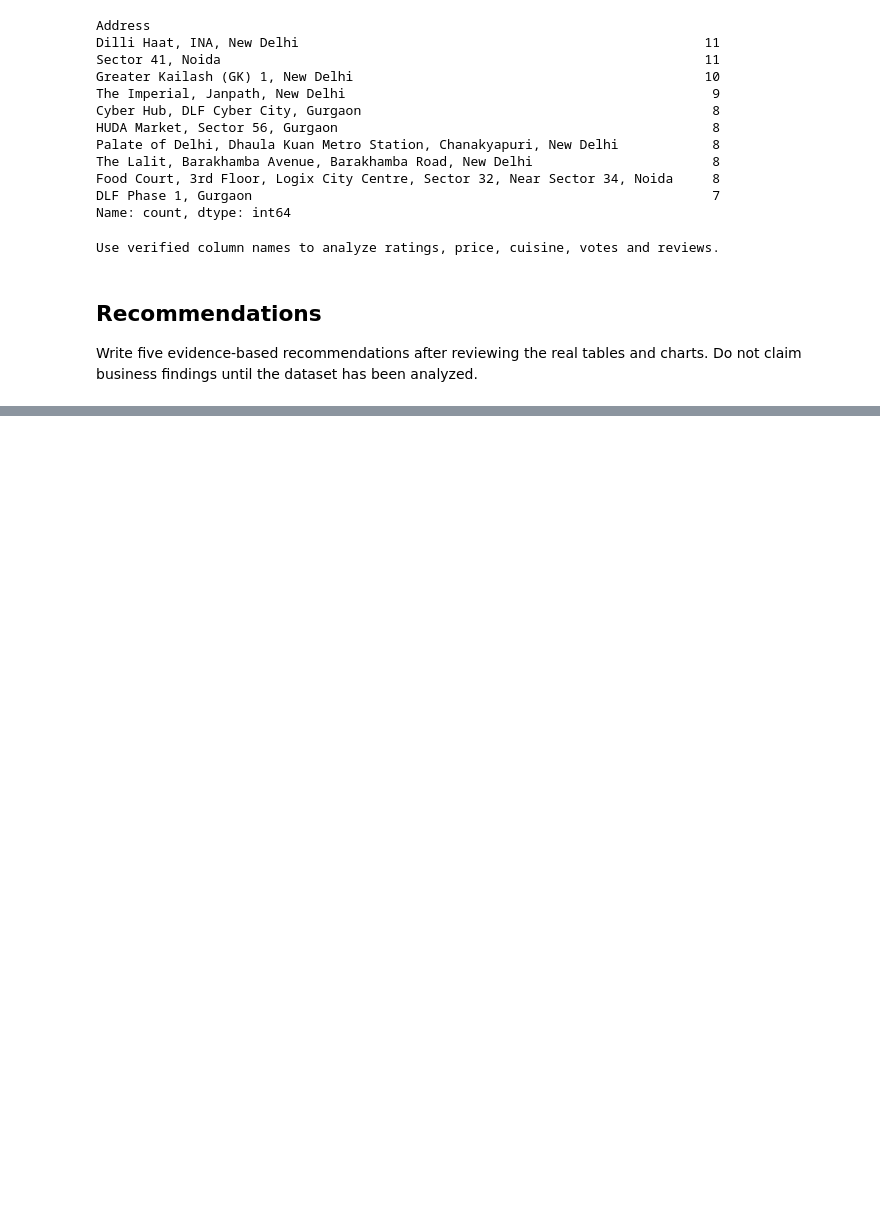
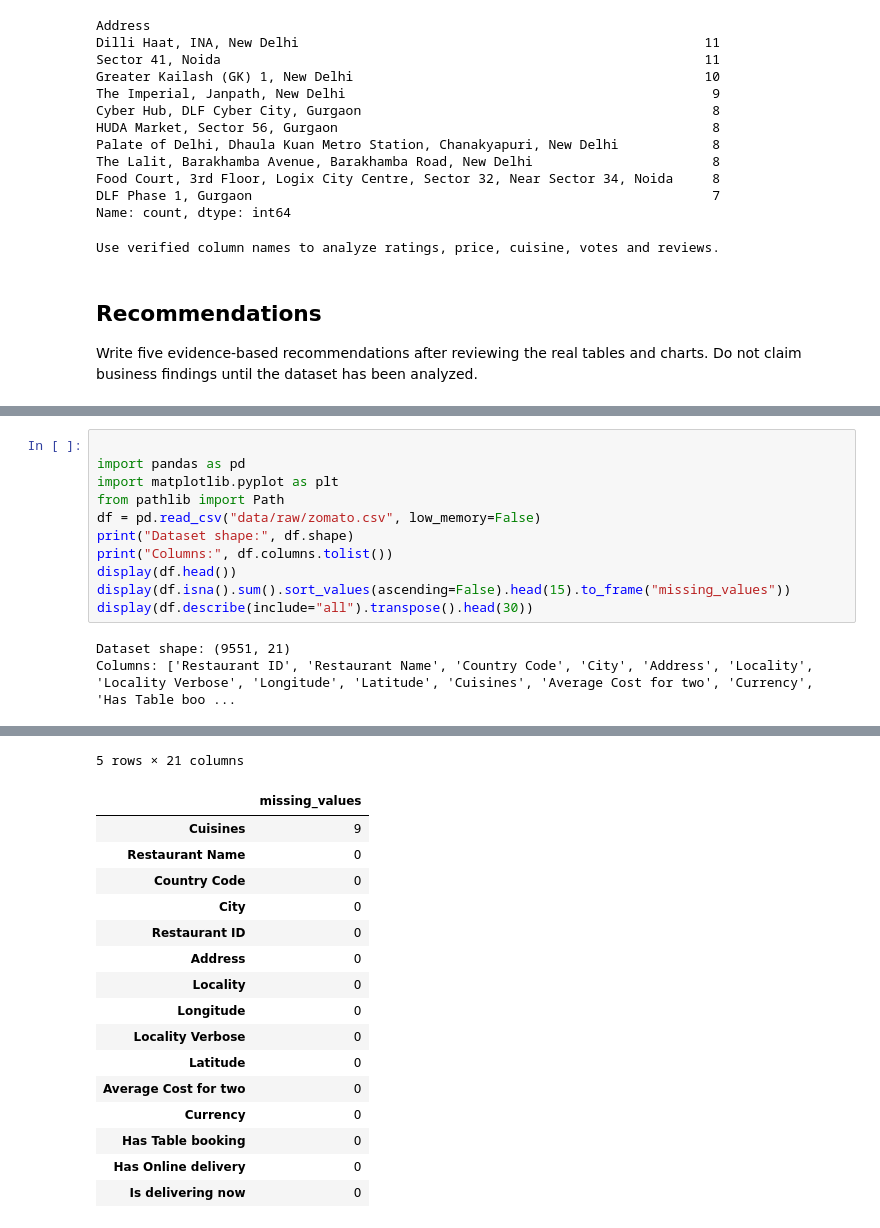
Before and after one commit to Maddy67bh/Alfido-Data-Science-Internship, a Jupyter notebook: notebooks/Task1_Zomato_Analysis.ipynb, the cells around one changed output, grey strips where cells are left out. Cells and saved outputs as stored; diff of their text form; blank space fills up the shorter version.

```diff
--- a/notebooks/Task1_Zomato_Analysis.ipynb
+++ b/notebooks/Task1_Zomato_Analysis.ipynb
@@ -165,0 +172,14 @@ Write five evidence-based recommendations after reviewing the real tables and ch
+# %%
+
+import pandas as pd
+import matplotlib.pyplot as plt
+from pathlib import Path
+df = pd.read_csv("data/raw/zomato.csv", low_memory=False)
+print("Dataset shape:", df.shape)
+print("Columns:", df.columns.tolist())
+display(df.head())
+display(df.isna().sum().sort_values(ascending=False).head(15).to_frame("missing_values"))
+display(df.describe(include="all").transpose().head(30))
+# %% [output]
+Dataset shape: (9551, 21)
+Columns: ['Restaurant ID', 'Restaurant Name', 'Country Code', 'City', 'Address', 'Locality', 'Locality Verbose', 'Longitude', 'Latitude', 'Cuisines', 'Average Cost for two', 'Currency', 'Has Table boo ...
@@ -165,0 +192,17 @@ Write five evidence-based recommendations after reviewing the real tables and ch
+5 rows × 21 columns
+|  | missing_values |
+| Cuisines | 9 |
+| Restaurant Name | 0 |
+| Country Code | 0 |
+| City | 0 |
+| Restaurant ID | 0 |
+| Address | 0 |
+| Locality | 0 |
+| Longitude | 0 |
+| Locality Verbose | 0 |
+| Latitude | 0 |
+| Average Cost for two | 0 |
+| Currency | 0 |
+| Has Table booking | 0 |
+| Has Online delivery | 0 |
+| Is delivering now | 0 |
```
Also changed, not shown: parts of 2 cells of this notebook, 35 other files.
